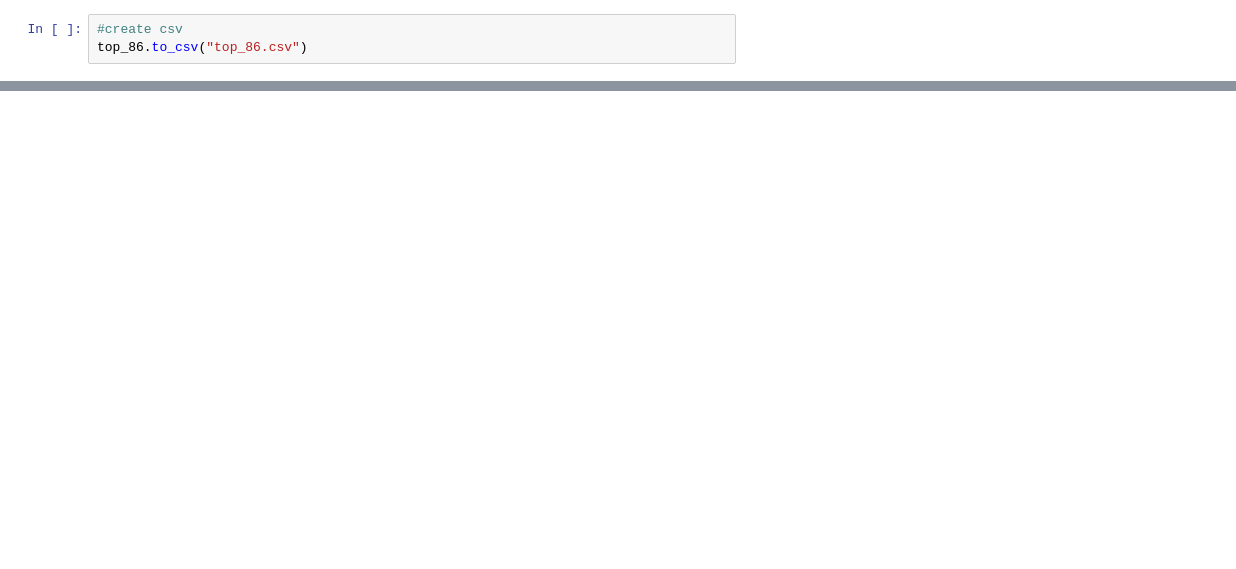
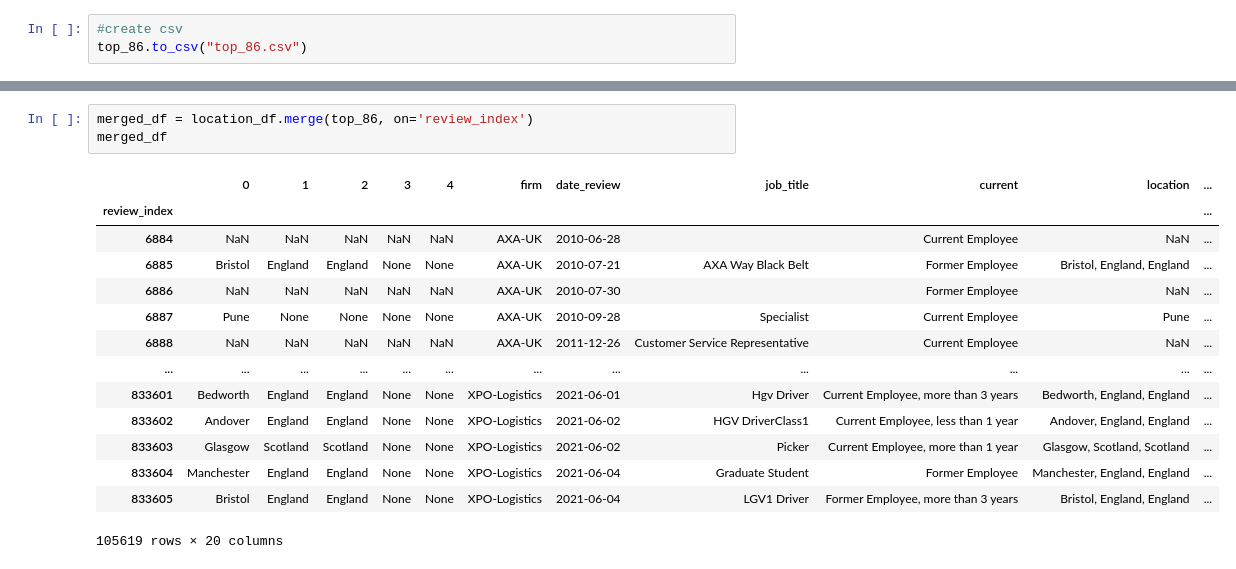
Before and after one commit to mlister3/job_satisfaction_neural_network, a Jupyter notebook: Data_Compile.ipynb, the cells around one changed output, grey strips where cells are left out. Drawn from its saved outputs; the diff is of its cells as text; blank space fills up the shorter version.

```diff
--- a/Data_Compile.ipynb
+++ b/Data_Compile.ipynb
@@ -194,0 +1018,18 @@ top_86.to_csv("top_86.csv")
+# %%
+merged_df = location_df.merge(top_86, on='review_index')
+merged_df
+# %% [output]
+|  | 0 | 1 | 2 | 3 | 4 | firm | date_review | job_title | current | location | ... |
+| review_index |  |  |  |  |  |  |  |  |  |  | ... |
+| 6884 | NaN | NaN | NaN | NaN | NaN | AXA-UK | 2010-06-28 |  | Current Employee | NaN | ... |
+| 6885 | Bristol | England | England | None | None | AXA-UK | 2010-07-21 | AXA Way Black Belt | Former Employee | Bristol, England, England | ... |
+| 6886 | NaN | NaN | NaN | NaN | NaN | AXA-UK | 2010-07-30 |  | Former Employee | NaN | ... |
+| 6887 | Pune | None | None | None | None | AXA-UK | 2010-09-28 | Specialist | Current Employee | Pune | ... |
+| 6888 | NaN | NaN | NaN | NaN | NaN | AXA-UK | 2011-12-26 | Customer Service Representative | Current Employee | NaN | ... |
+| ... | ... | ... | ... | ... | ... | ... | ... | ... | ... | ... | ... |
+| 833601 | Bedworth | England | England | None | None | XPO-Logistics | 2021-06-01 | Hgv Driver | Current Employee, more than 3 years | Bedworth, England, England | ... |
+| 833602 | Andover | England | England | None | None | XPO-Logistics | 2021-06-02 | HGV DriverClass1 | Current Employee, less than 1 year | Andover, England, England | ... |
+| 833603 | Glasgow | Scotland | Scotland | None | None | XPO-Logistics | 2021-06-02 | Picker | Current Employee, more than 1 year | Glasgow, Scotland, Scotland | ... |
+| 833604 | Manchester | England | England | None | None | XPO-Logistics | 2021-06-04 | Graduate Student | Former Employee | Manchester, England, England | ... |
+| 833605 | Bristol | England | England | None | None | XPO-Logistics | 2021-06-04 | LGV1 Driver | Former Employee, more than 3 years | Bristol, England, England | ... |
+105619 rows × 20 columns
```
Also changed, not shown: parts of 60 cells of this notebook, 11 other files.
